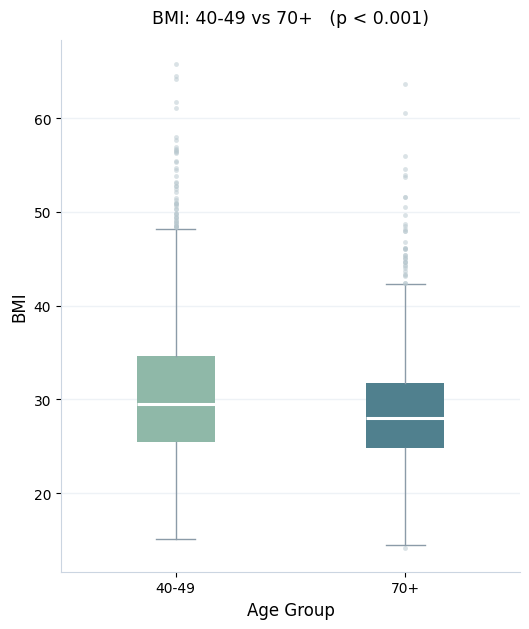
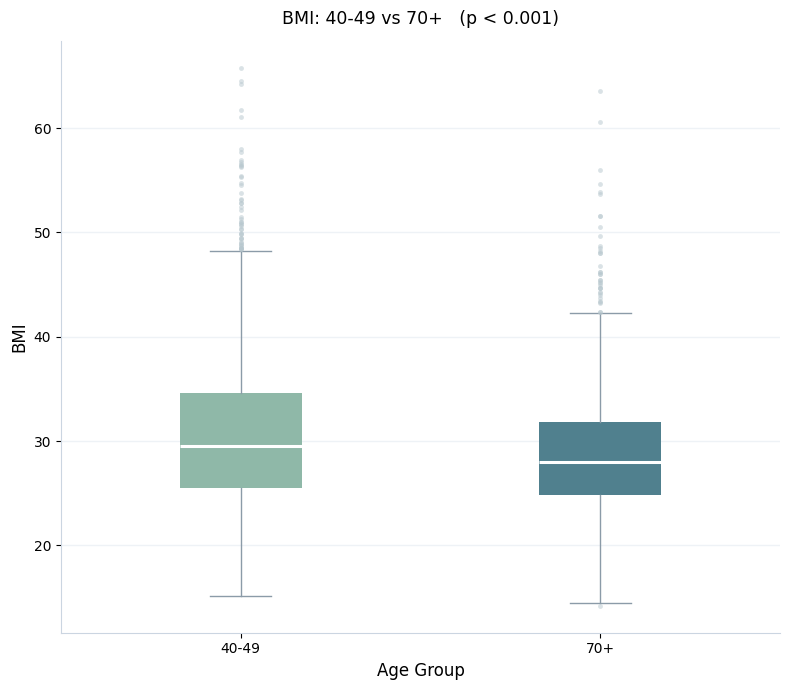
The change to this notebook cell's code, shown as a diff; its figure went from the first image to the second:
--- before
+++ after
@@ -4,5 +4,5 @@
 data = [df[df['AgeGroup']==g]['BMI'].dropna() for g in groups]
 
-fig, ax = plt.subplots(figsize=(5.4, 6.4))
+fig, ax = plt.subplots(figsize=(8, 7))
 
 box = ax.boxplot(data, tick_labels=groups, patch_artist=True, widths=0.34)

Commit: Created using Colab